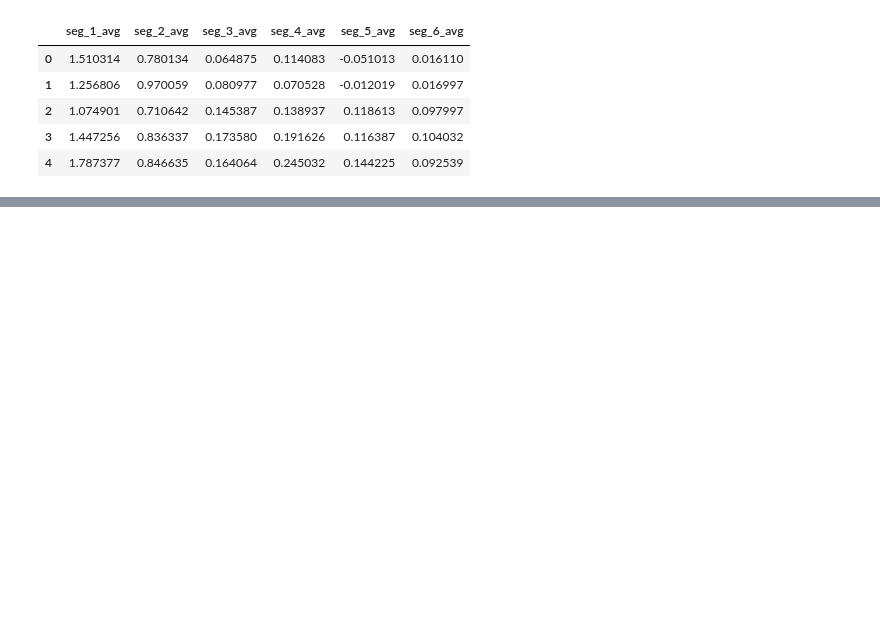
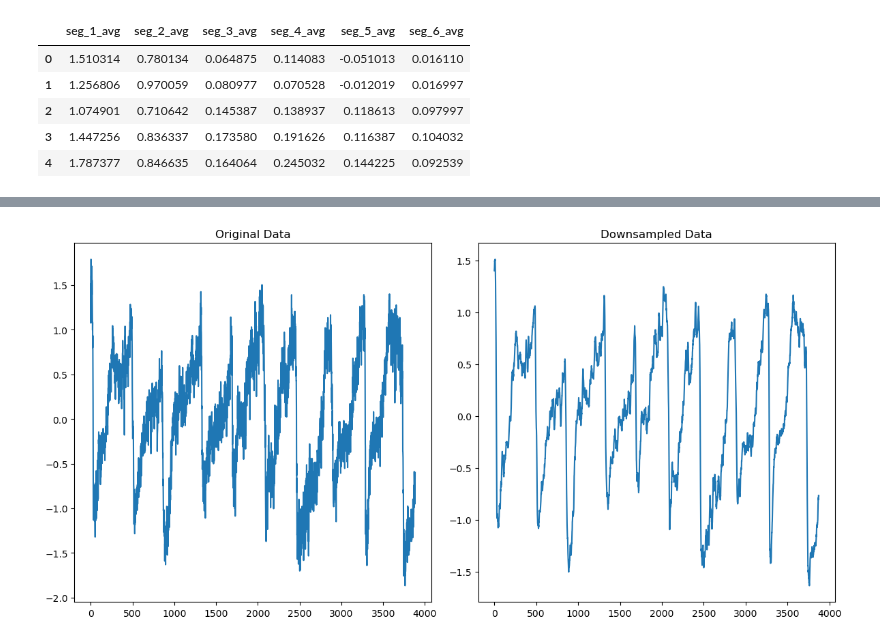
Before and after one commit to ai4er-cdt/earthquake-predictability, a Jupyter notebook: notebooks/PN341 006 - Conv2D LSTM - Cascadia.ipynb, the cells around one changed output, grey strips where cells are left out. Cells and saved outputs as stored; diff of their text form; code cells hidden in the pictures; blank space fills up the shorter version.

```diff
--- a/notebooks/PN341 006 - Conv2D LSTM - Cascadia.ipynb
+++ b/notebooks/PN341 006 - Conv2D LSTM - Cascadia.ipynb
@@ -43,3 +57,10 @@ ts_data.head()
 | 2 | 1.074901 | 0.710642 | 0.145387 | 0.138937 | 0.118613 | 0.097997 |
 | 3 | 1.447256 | 0.836337 | 0.173580 | 0.191626 | 0.116387 | 0.104032 |
 | 4 | 1.787377 | 0.846635 | 0.164064 | 0.245032 | 0.144225 | 0.092539 |
+# %%
+SMOOTHING_WINDOW = 10
+DOWNSAMPLING_FACTOR = 1
+df_smoothed = moving_average_causal_filter(
+    ts_data, SMOOTHING_WINDOW, DOWNSAMPLING_FACTOR
+)
+df_smoothed.shape
@@ -45,0 +83,6 @@ ts_data.head()
+# %%
+plot_original_vs_processed_data(
+    ts_data.iloc[:, 0], df_smoothed.iloc[:, 0], "line", "Downsampled"
+)
+# %% [output]
+[figure, added]
```
Also changed, not shown: parts of 24 cells of this notebook, 4 other files.
